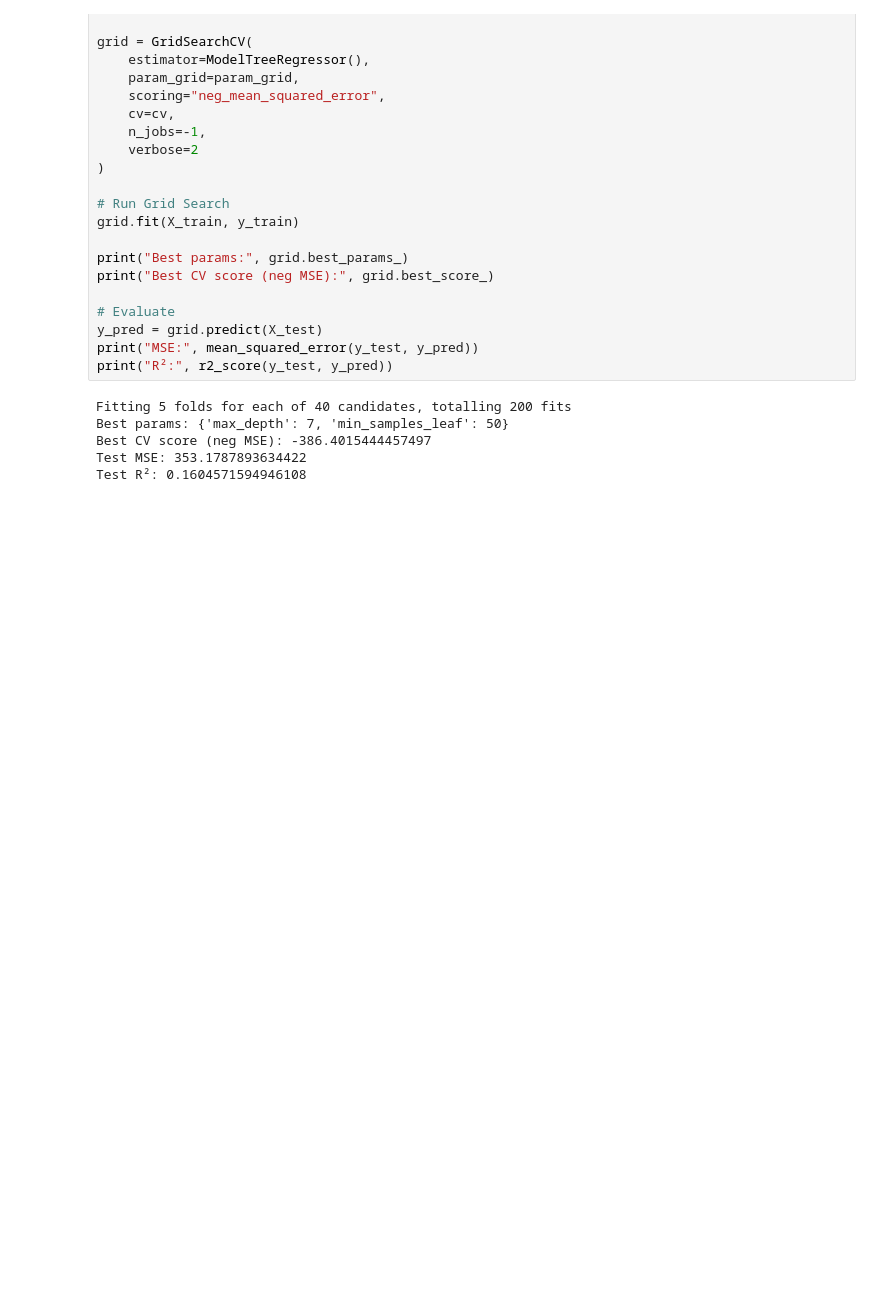
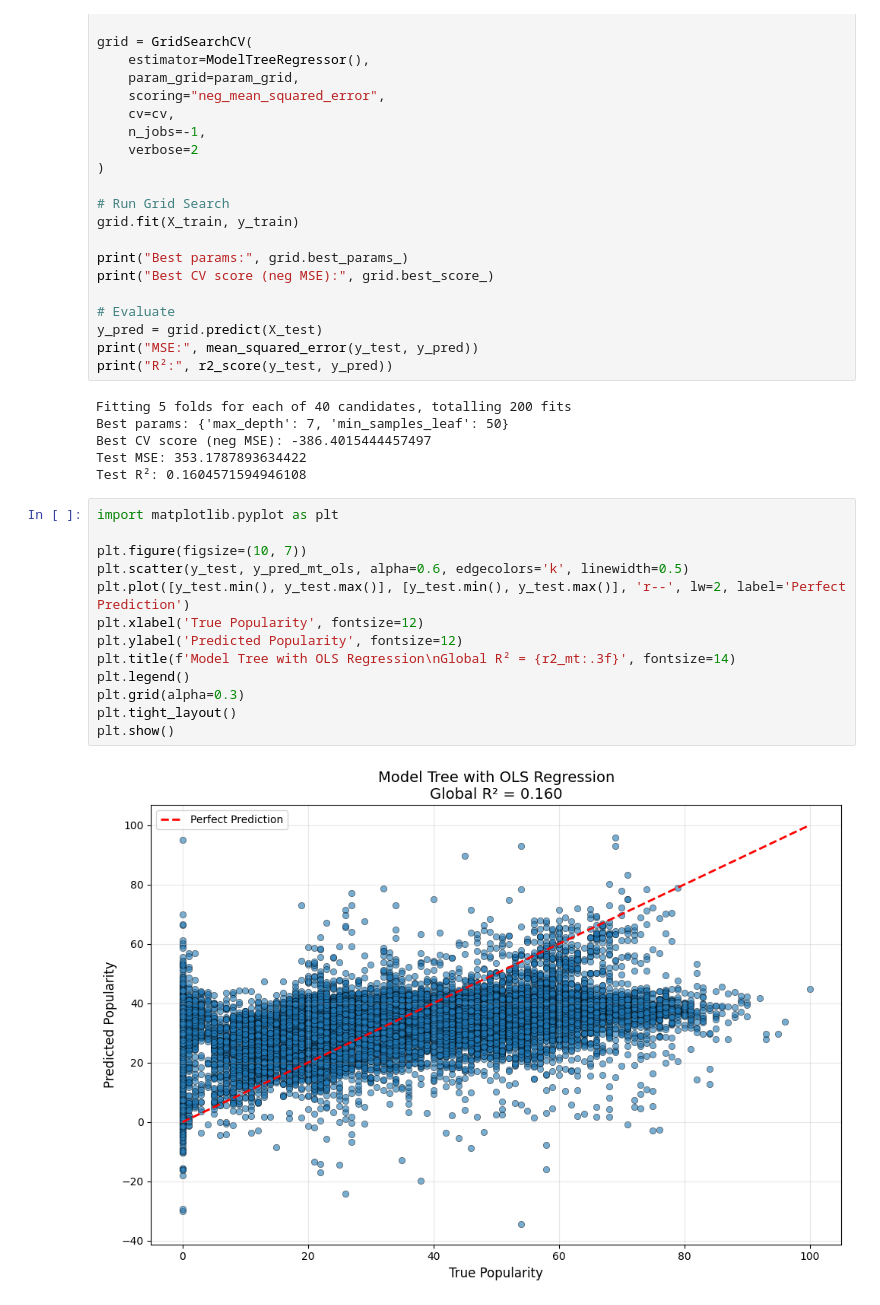
Before and after one commit to clara-opp/datamining_group12, a Jupyter notebook: LinearModelTree.ipynb, the cells around one changed output. Cells and saved outputs as stored; diff of their text form; blank space fills up the shorter version.

Commit message:
plot for linear model tree

```diff
--- a/LinearModelTree.ipynb
+++ b/LinearModelTree.ipynb
@@ -77,3 +77,18 @@ Best params: {'max_depth': 7, 'min_samples_leaf': 50}
 Best CV score (neg MSE): -386.4015444457497
 Test MSE: 353.1787893634422
 Test R²: 0.1604571594946108
+# %%
+import matplotlib.pyplot as plt
+
+plt.figure(figsize=(10, 7))
+plt.scatter(y_test, y_pred_mt_ols, alpha=0.6, edgecolors='k', linewidth=0.5)
+plt.plot([y_test.min(), y_test.max()], [y_test.min(), y_test.max()], 'r--', lw=2, label='Perfect Prediction')
+plt.xlabel('True Popularity', fontsize=12)
+plt.ylabel('Predicted Popularity', fontsize=12)
+plt.title(f'Model Tree with OLS Regression\nGlobal R² = {r2_mt:.3f}', fontsize=14)
+plt.legend()
+plt.grid(alpha=0.3)
+plt.tight_layout()
+plt.show()
+# %% [output]
+[figure, added]
```
